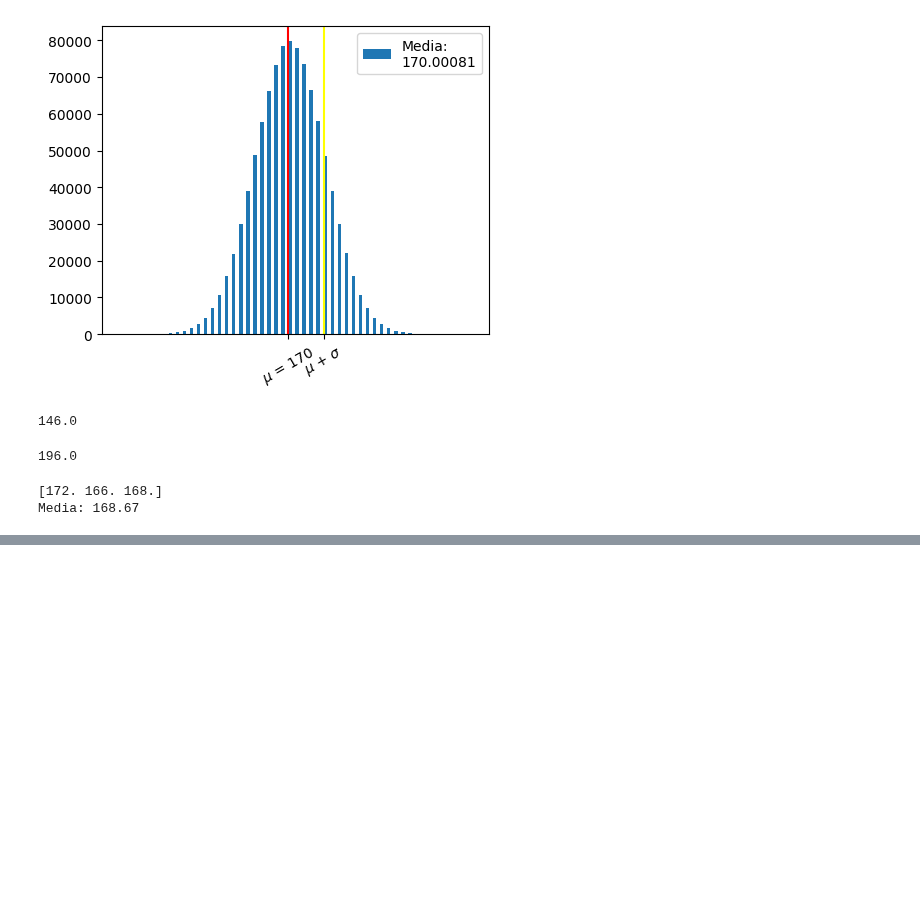
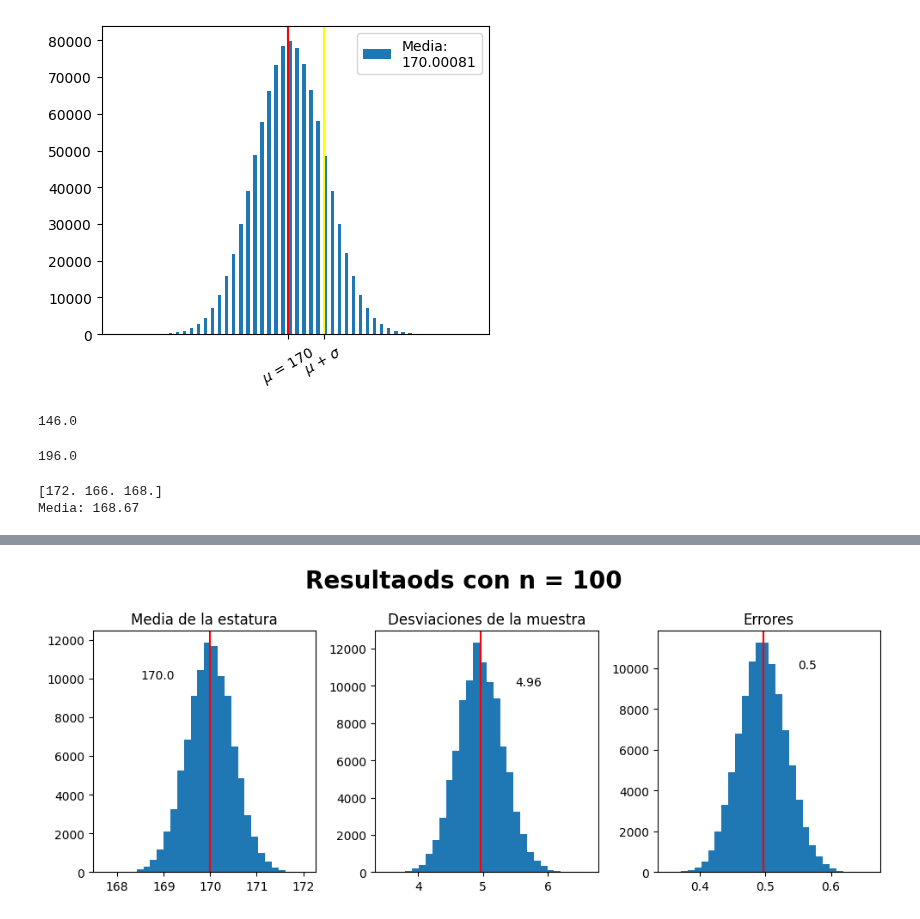
Before and after one commit to JhonZafra/Statistic_Concepts, a Jupyter notebook: SemanaVII/EstadisticaInferencial.ipynb, the cells around one changed output, grey strips where cells are left out. Saved outputs shown, nothing was run; the diff lists cells and outputs as text; code cells hidden in the pictures; blank space fills up the shorter version.

```diff
--- a/SemanaVII/EstadisticaInferencial.ipynb
+++ b/SemanaVII/EstadisticaInferencial.ipynb
@@ -92,0 +173,42 @@ Media: 168.67
+# %%
+iteraciones = 10**5
+
+medias = []
+desviaciones = []
+errores = []
+
+for _ in range(iteraciones):
+    a, b, c = muestreo(100)
+    medias.append(a)
+    desviaciones.append(b)
+    errores.append(c)
+# %%
+medias  = np.array(medias)
+desviaciones = np.array(desviaciones)
+errores = np.array(errores)
+
+fig = plt.figure(figsize= (10, 4))
+plt.suptitle('Resultaods con n = 100', weight= 'bold', size = 20)
+
+plt.subplot(1, 3, 1)
+plt.title('Media de la estatura')
+plt.hist(medias, bins= 30)
+plt.axvline(medias.mean(), color= 'red')
+plt.text(168.5, 10000, medias.mean().round(2))
+
+plt.subplot(1, 3, 2)
+plt.title('Desviaciones de la muestra')
+plt.hist(desviaciones, bins= 30)
+plt.axvline(desviaciones.mean(), color= 'red')
+plt.text(5.5, 10000, desviaciones.mean().round(2))
+
+plt.subplot(1, 3, 3)
+plt.title('Errores')
+plt.hist(errores, bins= 30)
+plt.axvline(errores.mean(), color= 'red')
+plt.text(0.55, 10000, errores.mean().round(2))
+
+fig.tight_layout() # Ajusta el ancho de las gráficas
+plt.show()
+# %% [output]
+[figure, added]
```
Also changed, not shown: parts of 9 cells of this notebook.
